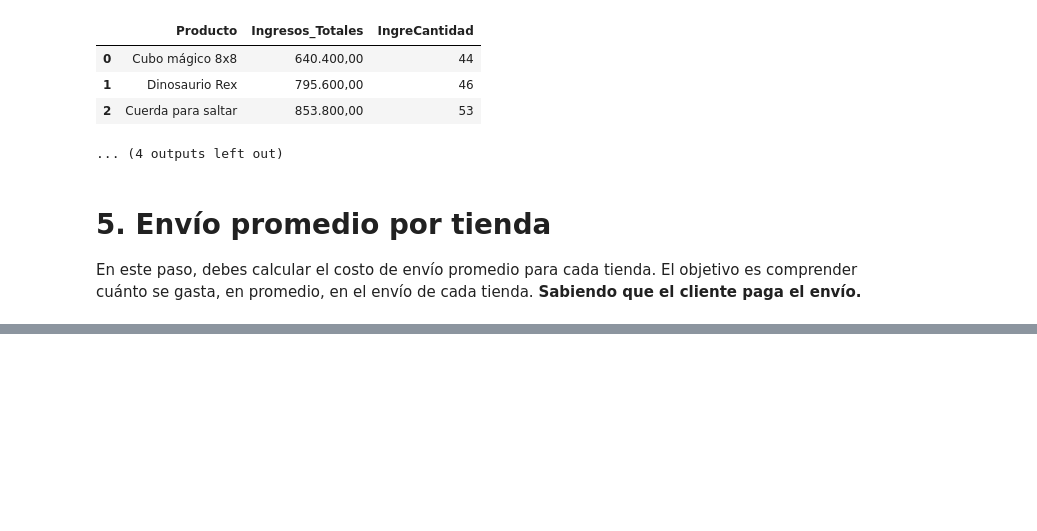
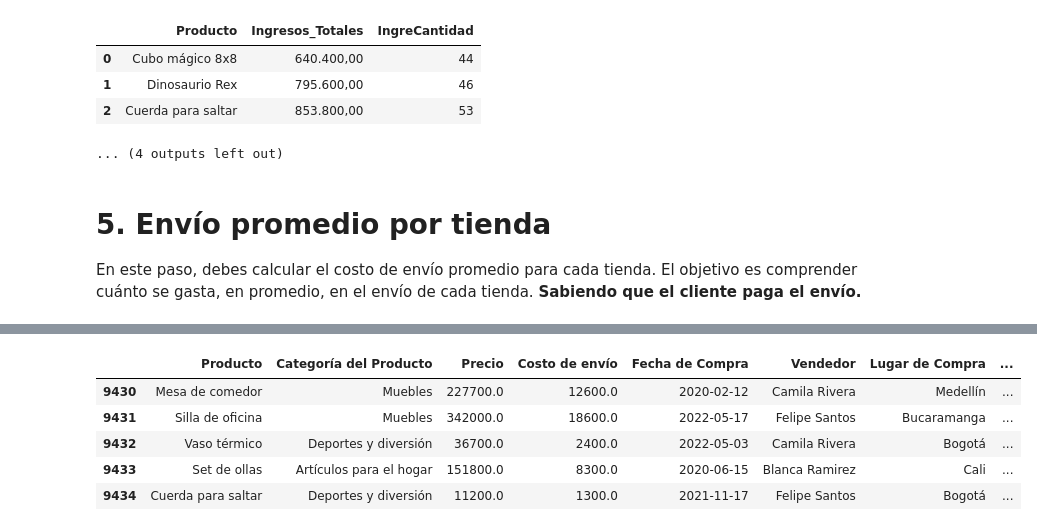
Before and after one commit to jpraden/Challenge-DataScience-AluraLatamStore, a Jupyter notebook: AluraStoreLatam.ipynb, the cells around one changed output, grey strips where cells are left out. Drawn from its saved outputs; the diff is of its cells as text; code cells hidden in the pictures; blank space fills up the shorter version.

```diff
--- a/AluraStoreLatam.ipynb
+++ b/AluraStoreLatam.ipynb
@@ -738,0 +748,9 @@ En este paso, debes calcular el costo de envío promedio para cada tienda. El ob
+# %%
+tiendas_all.tail(5)
+# %% [output]
+|  | Producto | Categoría del Producto | Precio | Costo de envío | Fecha de Compra | Vendedor | Lugar de Compra | ... |
+| 9430 | Mesa de comedor | Muebles | 227700.0 | 12600.0 | 2020-02-12 | Camila Rivera | Medellín | ... |
+| 9431 | Silla de oficina | Muebles | 342000.0 | 18600.0 | 2022-05-17 | Felipe Santos | Bucaramanga | ... |
+| 9432 | Vaso térmico | Deportes y diversión | 36700.0 | 2400.0 | 2022-05-03 | Camila Rivera | Bogotá | ... |
+| 9433 | Set de ollas | Artículos para el hogar | 151800.0 | 8300.0 | 2020-06-15 | Blanca Ramirez | Cali | ... |
+| 9434 | Cuerda para saltar | Deportes y diversión | 11200.0 | 1300.0 | 2021-11-17 | Felipe Santos | Bogotá | ... |
```
Also changed, not shown: parts of 8 cells of this notebook.
